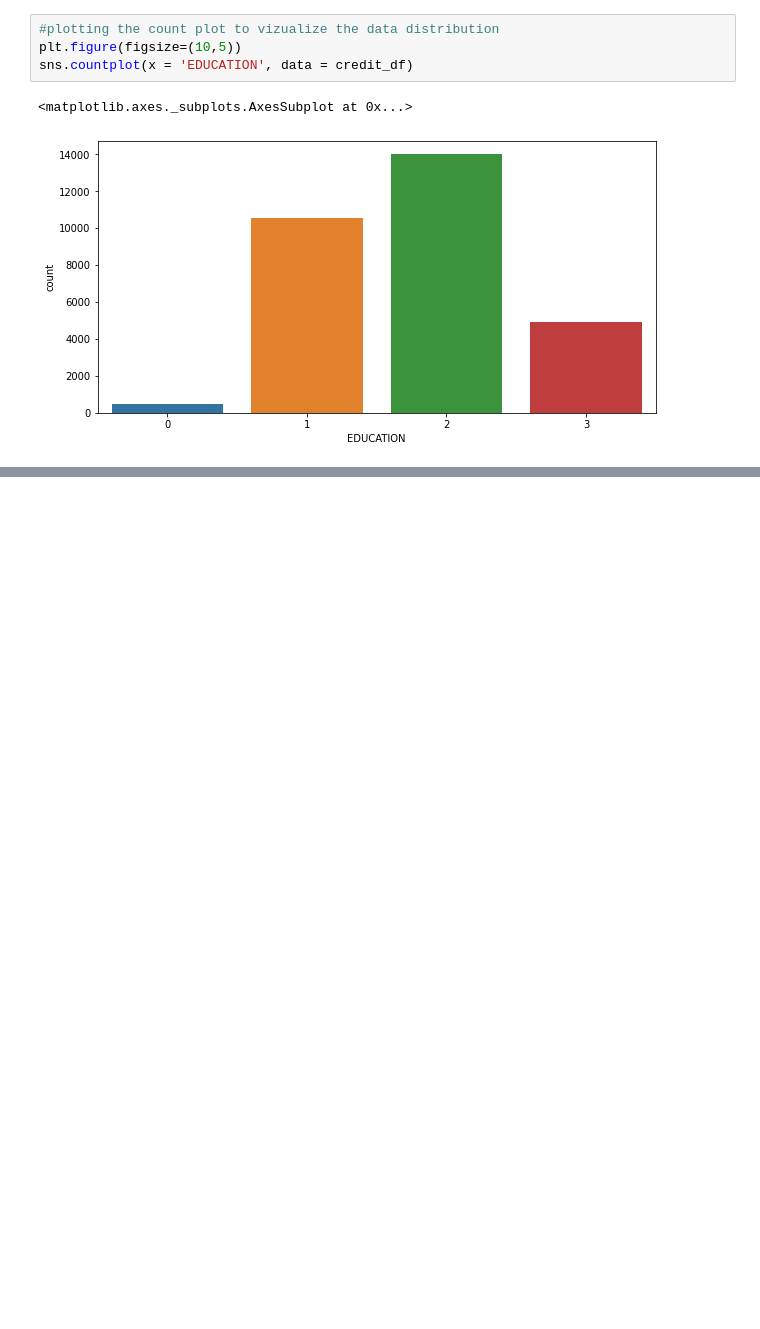
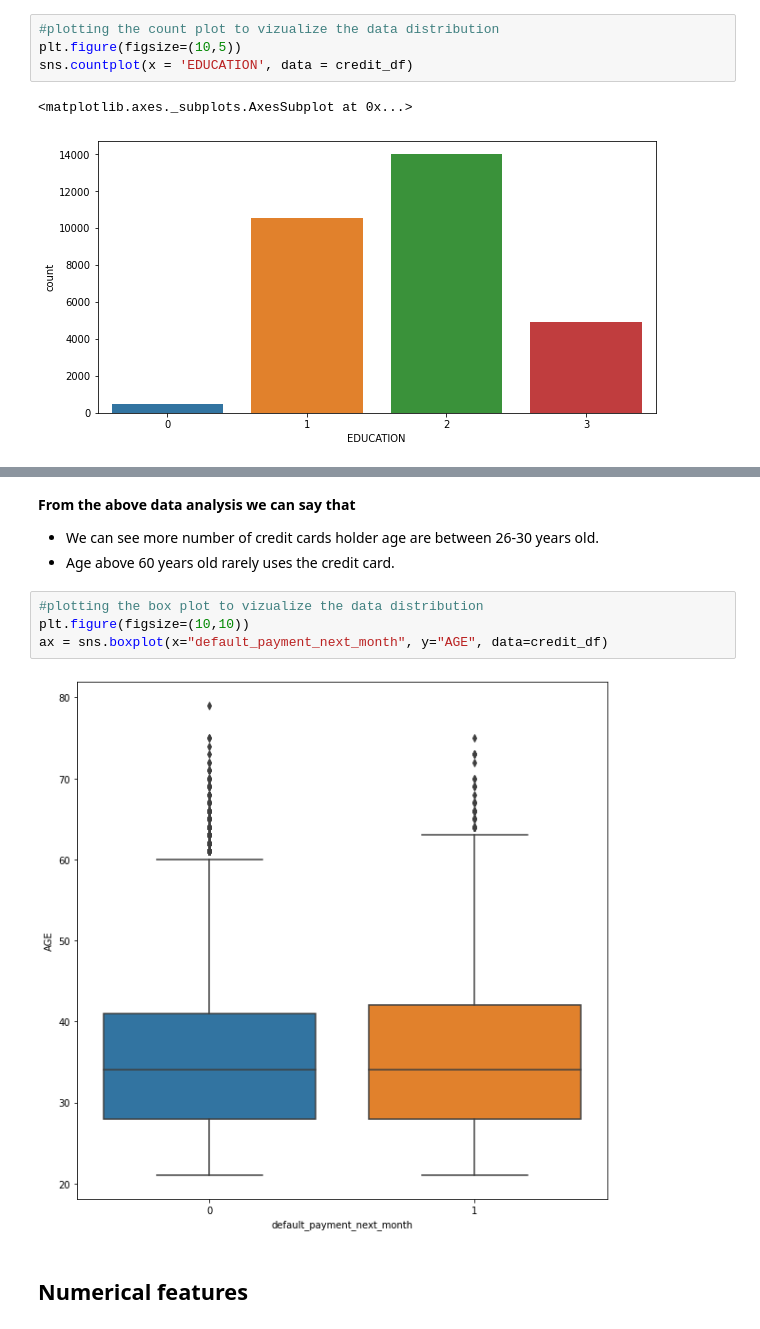
Before and after one commit to avinashyadav11/Credit-Card-Default-Prediction, a Jupyter notebook: Credit_Card_Default_Prediction_Capstone_Project.ipynb, the cells around one changed output, grey strips where cells are left out. Cells and saved outputs as stored; diff of their text form; blank space fills up the shorter version.

```diff
--- a/Credit_Card_Default_Prediction_Capstone_Project.ipynb
+++ b/Credit_Card_Default_Prediction_Capstone_Project.ipynb
@@ -426,0 +531,12 @@ sns.countplot(x = 'EDUCATION', data = credit_df)
+# %% [markdown]
+**From the above data analysis we can say that**
+*  We can see more number of credit cards holder age are between 26-30 years old.
+*  Age above 60 years old rarely uses the credit card.
+# %%
+#plotting the box plot to vizualize the data distribution
+plt.figure(figsize=(10,10))
+ax = sns.boxplot(x="default_payment_next_month", y="AGE", data=credit_df)
+# %% [output]
+[figure, added]
+# %% [markdown]
+## **Numerical features**
```
Also changed, not shown: parts of 64 cells of this notebook.
